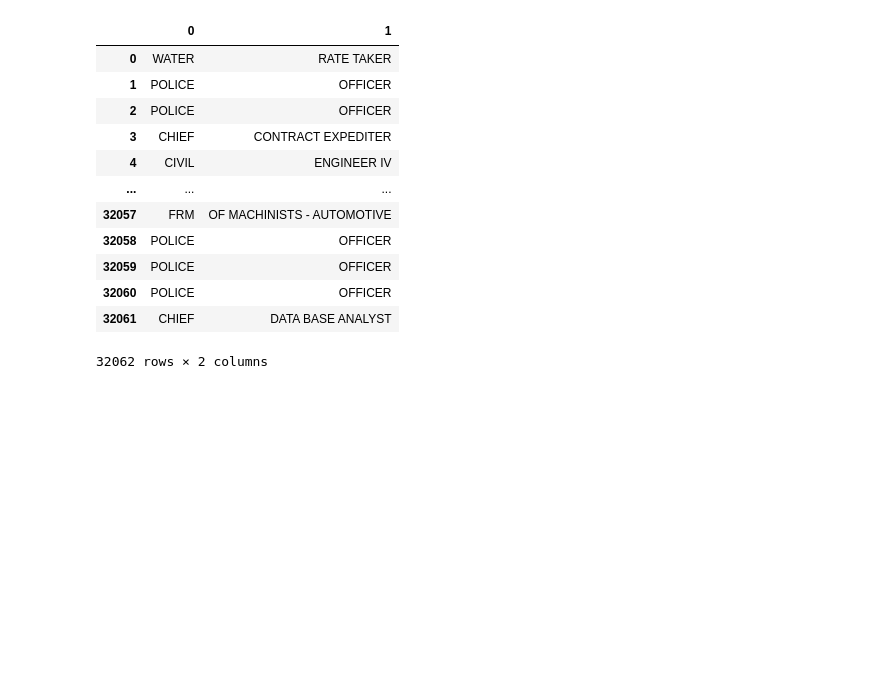
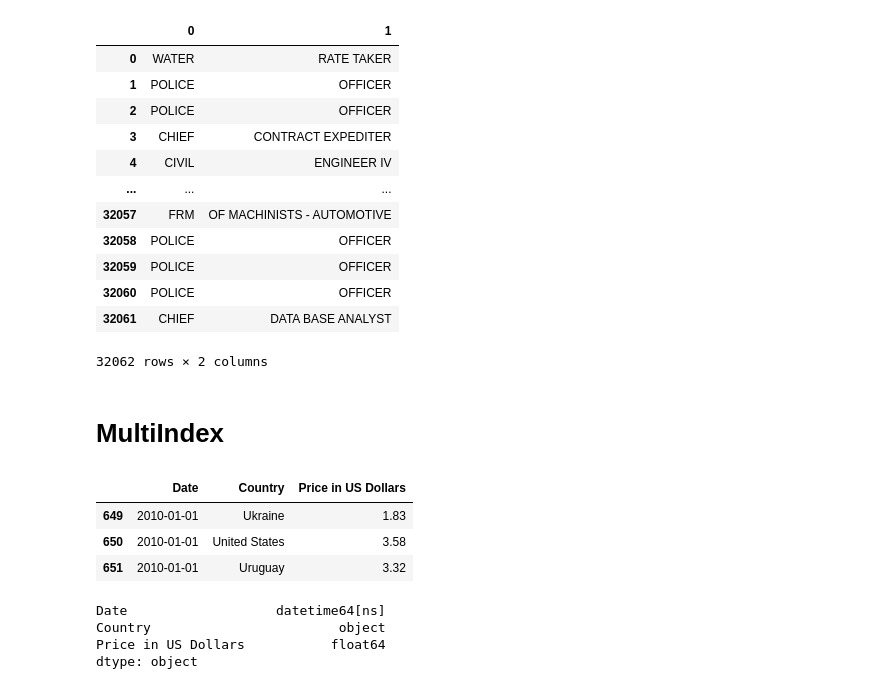
Before and after one commit to Droguigs/Pandas, a Jupyter notebook: notebook/Untitled.ipynb, the cells around one changed output. Drawn from its saved outputs; the diff is of its cells as text; code cells hidden in the pictures; blank space fills up the shorter version.

```diff
--- a/notebook/Untitled.ipynb
+++ b/notebook/Untitled.ipynb
@@ -317,3 +317,20 @@ chicago["Position Title"].str.split(" ", expand = True, n = 1)
 | 32060 | POLICE | OFFICER |
 | 32061 | CHIEF | DATA BASE ANALYST |
 32062 rows × 2 columns
+# %% [markdown]
+# MultiIndex
+# %%
+bigmac = pd.read_csv("bigmac.csv", parse_dates= ["Date"])
+bigmac.tail(3)
+# %% [output]
+|  | Date | Country | Price in US Dollars |
+| 649 | 2010-01-01 | Ukraine | 1.83 |
+| 650 | 2010-01-01 | United States | 3.58 |
+| 651 | 2010-01-01 | Uruguay | 3.32 |
+# %%
+bigmac.dtypes
+# %% [output]
+Date                   datetime64[ns]
+Country                        object
+Price in US Dollars           float64
+dtype: object
```
Also changed, not shown: parts of 9 cells of this notebook, 3 other files.
